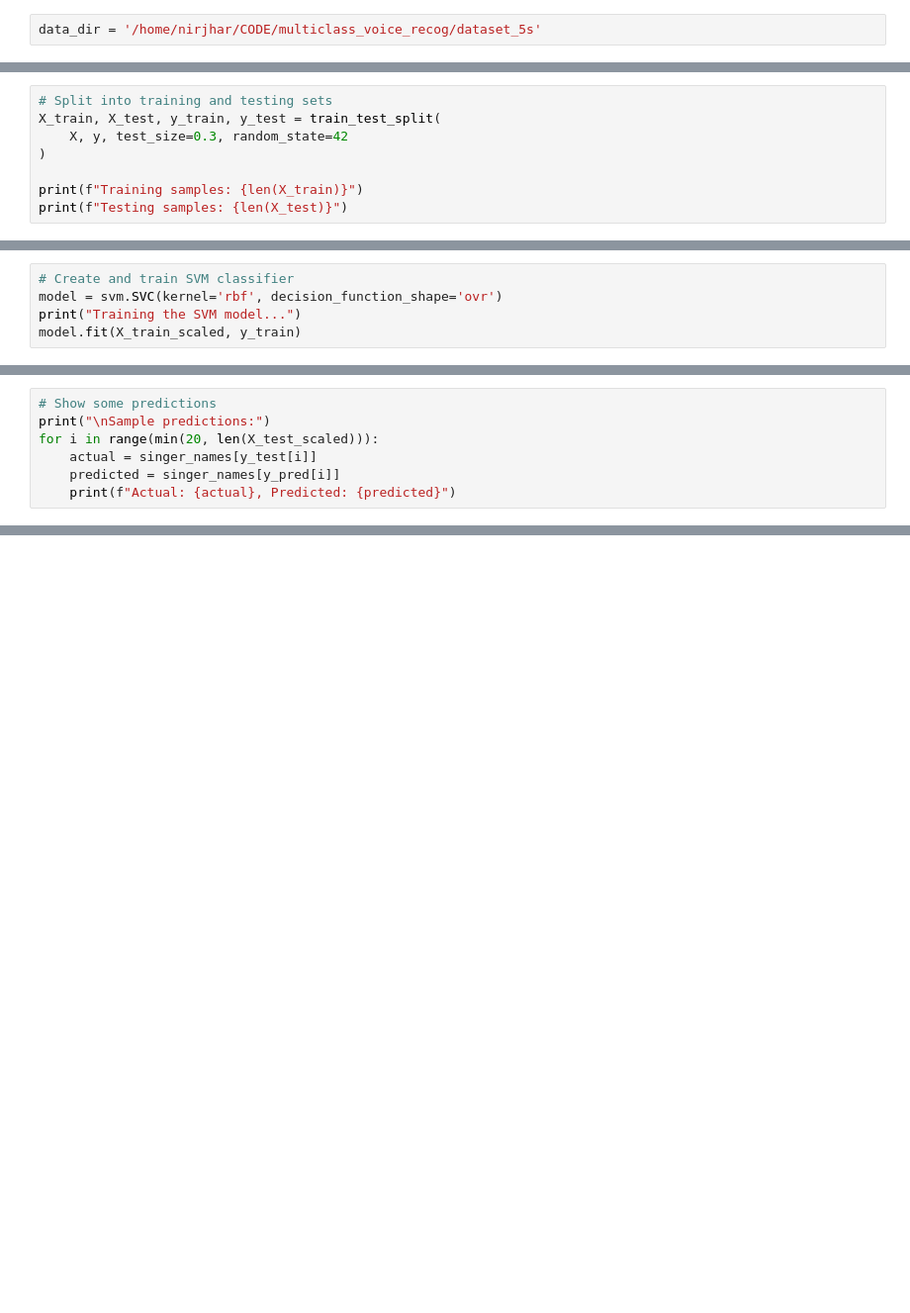
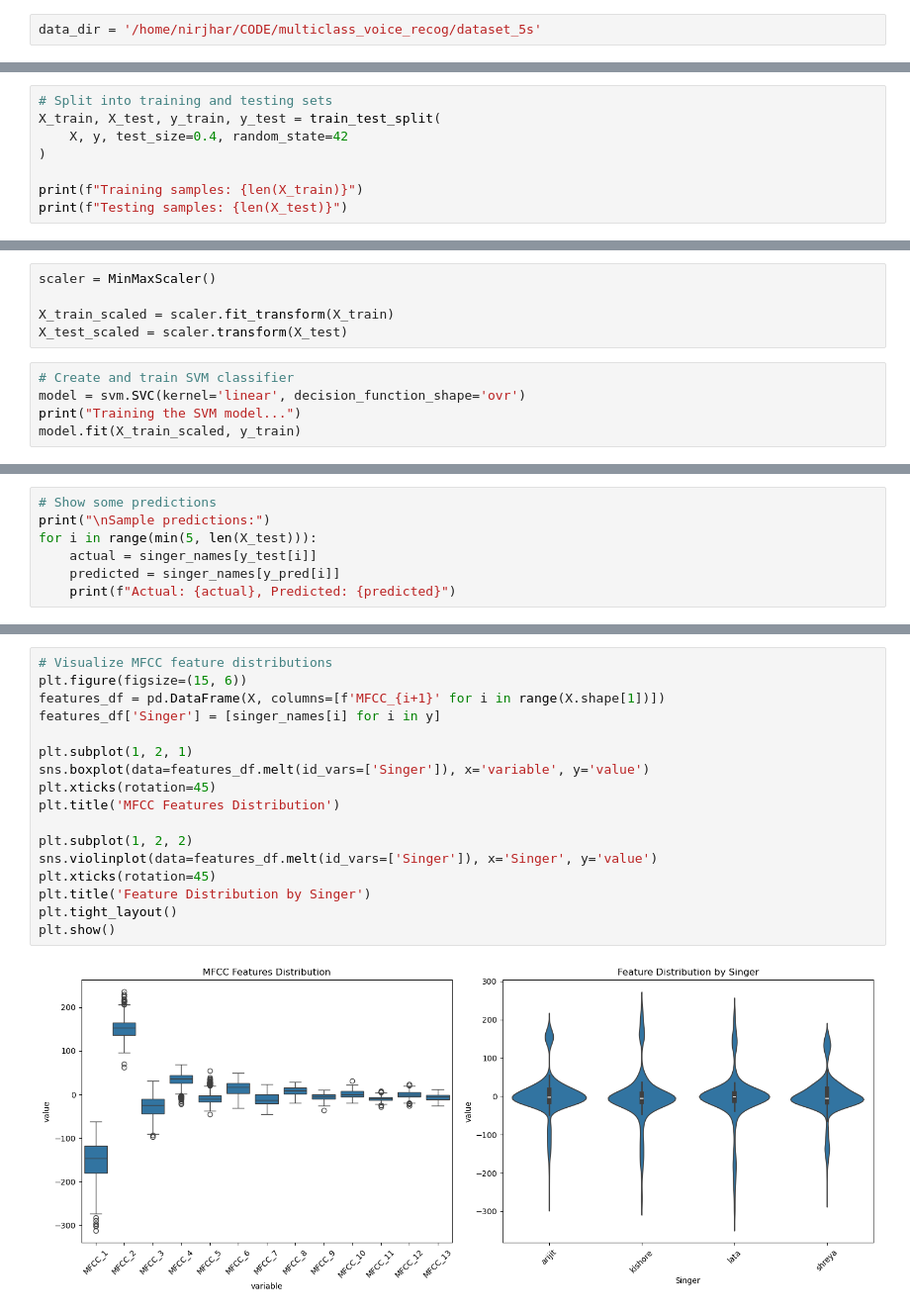
Before and after one commit to dattanirjhar/multiclass-voice-recog, a Jupyter notebook: multiclass_recog_5s.ipynb, the cells around one changed output, grey strips where cells are left out. Shown: that part at 99% size. Saved outputs shown, nothing was run; the diff lists cells and outputs as text; blank space fills up the shorter version.

```diff
--- a/multiclass_recog_5s.ipynb
+++ b/multiclass_recog_5s.ipynb
@@ -49,7 +49,7 @@ Features per sample: 13
 # %%
 # Split into training and testing sets
 X_train, X_test, y_train, y_test = train_test_split(
-    X, y, test_size=0.3, random_state=42
+    X, y, test_size=0.4, random_state=42
 )
 
 print(f"Training samples: {len(X_train)}")
@@ -64,6 +60,11 @@ X_test_scaled = scaler.transform(X_test)
+# %%
+scaler = MinMaxScaler()
+
+X_train_scaled = scaler.fit_transform(X_train)
+X_test_scaled = scaler.transform(X_test)
 # %%
 # Create and train SVM classifier
-model = svm.SVC(kernel='rbf', decision_function_shape='ovr')
+model = svm.SVC(kernel='linear', decision_function_shape='ovr')
 print("Training the SVM model...")
 model.fit(X_train_scaled, y_train)
 # %% [output]
@@ -80,7 +81,7 @@ Accuracy: 1.00 (100.0%)
 # %%
 # Show some predictions
 print("\nSample predictions:")
-for i in range(min(20, len(X_test_scaled))):
+for i in range(min(5, len(X_test))):
     actual = singer_names[y_test[i]]
     predicted = singer_names[y_pred[i]]
     print(f"Actual: {actual}, Predicted: {predicted}")
@@ -104,0 +101,19 @@ Actual: shreya, Predicted: shreya
+# %%
+# Visualize MFCC feature distributions
+plt.figure(figsize=(15, 6))
+features_df = pd.DataFrame(X, columns=[f'MFCC_{i+1}' for i in range(X.shape[1])])
+features_df['Singer'] = [singer_names[i] for i in y]
+
+plt.subplot(1, 2, 1)
+sns.boxplot(data=features_df.melt(id_vars=['Singer']), x='variable', y='value')
+plt.xticks(rotation=45)
+plt.title('MFCC Features Distribution')
+
+plt.subplot(1, 2, 2)
+sns.violinplot(data=features_df.melt(id_vars=['Singer']), x='Singer', y='value')
+plt.xticks(rotation=45)
+plt.title('Feature Distribution by Singer')
+plt.tight_layout()
+plt.show()
+# %% [output]
+[figure, added]
```
Also changed, not shown: parts of 9 cells of this notebook.
